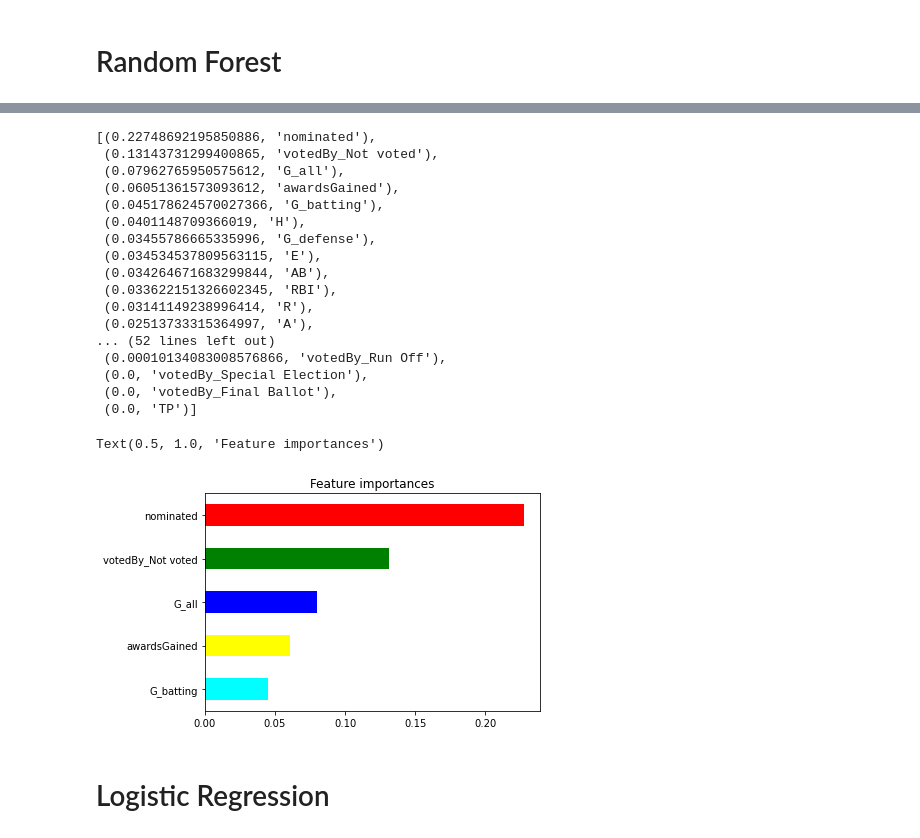
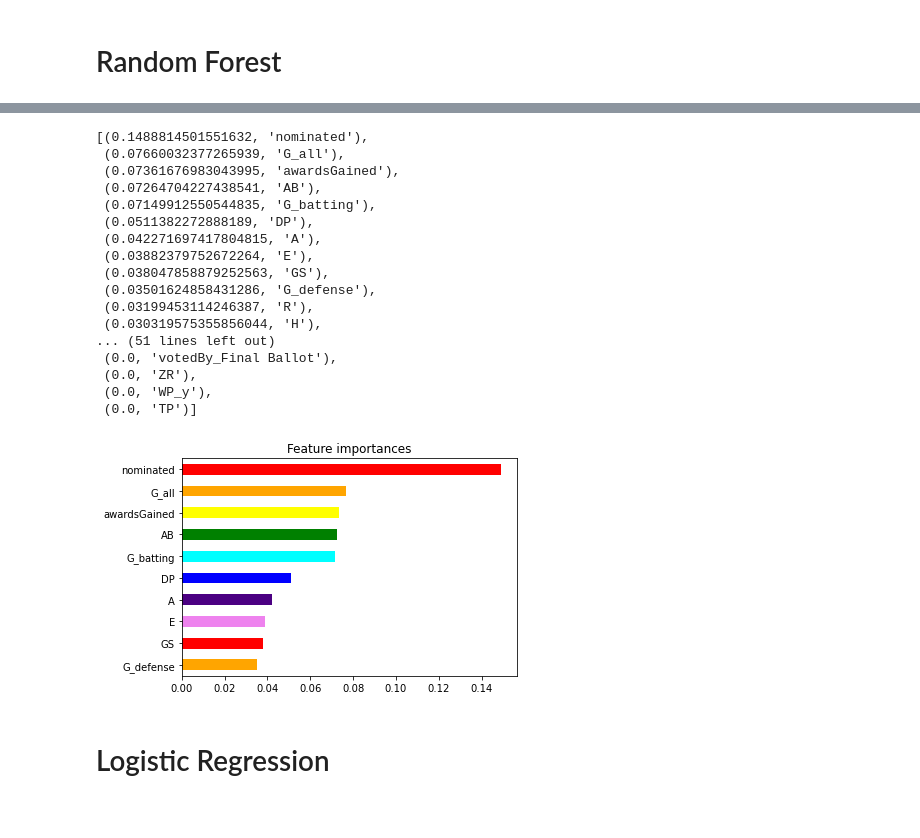
Before and after one commit to maldonado91/Data-Analysis-Project, a Jupyter notebook: HallofFame.ipynb, the cells around one changed output, grey strips where cells are left out. Saved outputs shown, nothing was run; the diff lists cells and outputs as text; code cells hidden in the pictures.

Commit message:
fixed data and added visuals

```diff
--- a/HallofFame.ipynb
+++ b/HallofFame.ipynb
@@ -67,6 +67,7 @@ hof_df.head()
 # %%
 # binary encode votedby and eligibility
 hof_binary_encoded = pd.get_dummies(hof_df, columns=["votedBy",'eligible'])
+hof_binary_encoded.drop(columns=['votedBy_Not voted'], inplace=True)
 hof_binary_encoded.head()
 # %% [output]
 |  | inducted | nominated | awardsGained | AGP | G_all | GS | G_batting | G_defense | G_p | G_c | ... |
@@ -80,10 +81,10 @@ hof_binary_encoded.head()
 # %%
 # Create our features
-X = hof_df.drop('inducted', axis = 1)
+X = hof_binary_encoded.drop('inducted', axis = 1)
 X = pd.get_dummies(X)
 
 # Create our target
-y = hof_df['inducted']
+y = hof_binary_encoded['inducted']
 # %%
 X.describe()
 # %% [output]
@@ -159,31 +177,31 @@ avg / total       0.99      0.95      1.00      0.97      0.97      0.95      50
 feature = sorted(zip(rf_hof.feature_importances_, X.columns), reverse=True)
 feature
 # %% [output]
-[(0.22748692195850886, 'nominated'),
- (0.13143731299400865, 'votedBy_Not voted'),
- (0.07962765950575612, 'G_all'),
- (0.06051361573093612, 'awardsGained'),
- (0.045178624570027366, 'G_batting'),
- (0.0401148709366019, 'H'),
- (0.03455786665335996, 'G_defense'),
- (0.034534537809563115, 'E'),
- (0.034264671683299844, 'AB'),
- (0.033622151326602345, 'RBI'),
- (0.03141149238996414, 'R'),
- (0.02513733315364997, 'A'),
-... (52 lines left out)
- (0.00010134083008576866, 'votedBy_Run Off'),
- (0.0, 'votedBy_Special Election'),
+[(0.1488814501551632, 'nominated'),
+ (0.07660032377265939, 'G_all'),
+ (0.07361676983043995, 'awardsGained'),
+ (0.07264704227438541, 'AB'),
+ (0.07149912550544835, 'G_batting'),
+ (0.0511382272888189, 'DP'),
+ (0.042271697417804815, 'A'),
+ (0.03882379752672264, 'E'),
+ (0.038047858879252563, 'GS'),
+ (0.03501624858431286, 'G_defense'),
+ (0.03199453114246387, 'R'),
+ (0.030319575355856044, 'H'),
+... (51 lines left out)
  (0.0, 'votedBy_Final Ballot'),
+ (0.0, 'ZR'),
+ (0.0, 'WP_y'),
  (0.0, 'TP')]
 # %%
 # Plot Importance
 feat_importances = pd.Series(rf_hof.feature_importances_, index=X.columns)
-feat_importances.nlargest(5).plot(kind='barh',color = ('red', 'green', 'blue', 'yellow', 'cyan')).invert_yaxis()
+feat_importances.nlargest(10).plot(kind='barh',color = ('red', 'orange','yellow', 'green', 'cyan', 'blue', 'indigo', 'violet' )).invert_yaxis()
 plt.title("Feature importances")
+plt.show()
 # %% [output]
-Text(0.5, 1.0, 'Feature importances')
-[figure, old version]
+[figure, new version]
 # %% [markdown]
 # Logistic Regression
 # %%
```
Also changed, not shown: parts of 9 cells of this notebook, 14 other files.
